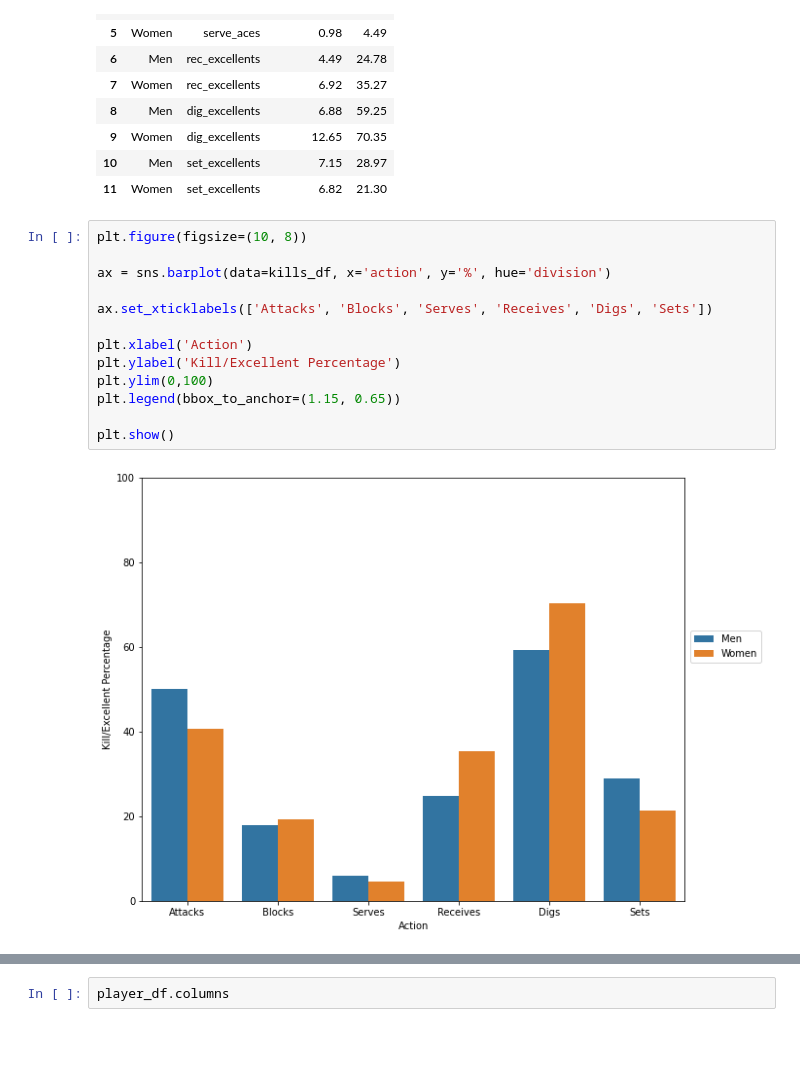
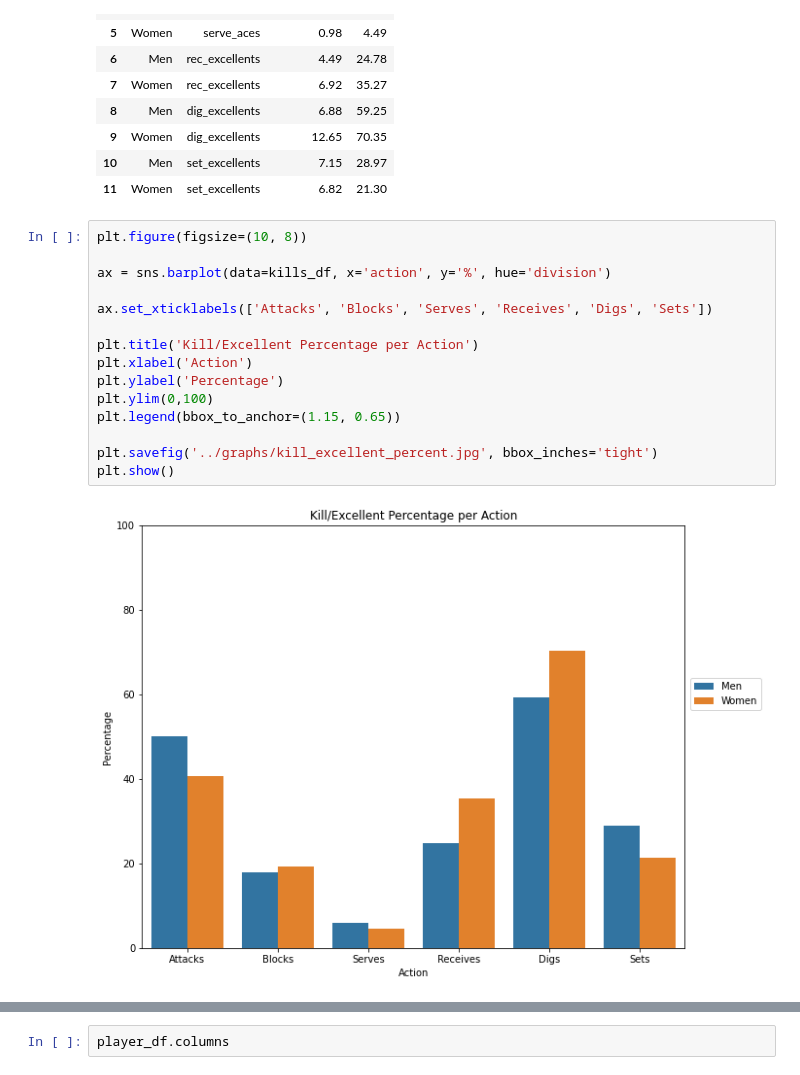
Before and after one commit to emdomingo/vnl2022-stats-exploration, a Jupyter notebook: notebooks/02-men-vs-women-comparision.ipynb, the cells around one changed output, grey strips where cells are left out. Saved outputs shown, nothing was run; the diff lists cells and outputs as text; blank space fills up the shorter version.

```diff
--- a/notebooks/02-men-vs-women-comparision.ipynb
+++ b/notebooks/02-men-vs-women-comparision.ipynb
@@ -192,16 +170,18 @@ kills_df
 # %%
 plt.figure(figsize=(10, 8))
 
 ax = sns.barplot(data=kills_df, x='action', y='%', hue='division')
 
 ax.set_xticklabels(['Attacks', 'Blocks', 'Serves', 'Receives', 'Digs', 'Sets'])
 
+plt.title('Kill/Excellent Percentage per Action')
 plt.xlabel('Action')
-plt.ylabel('Kill/Excellent Percentage')
+plt.ylabel('Percentage')
 plt.ylim(0,100)
 plt.legend(bbox_to_anchor=(1.15, 0.65))
 
+plt.savefig('../graphs/kill_excellent_percent.jpg', bbox_inches='tight')
 plt.show()
 # %% [output]
-[figure, old version]
+[figure, new version]
 # %% [markdown]
```
Also changed, not shown: parts of 20 cells of this notebook.
